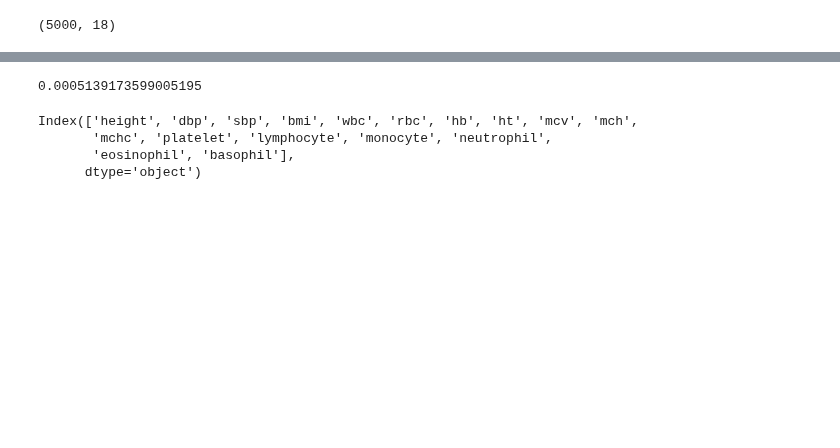
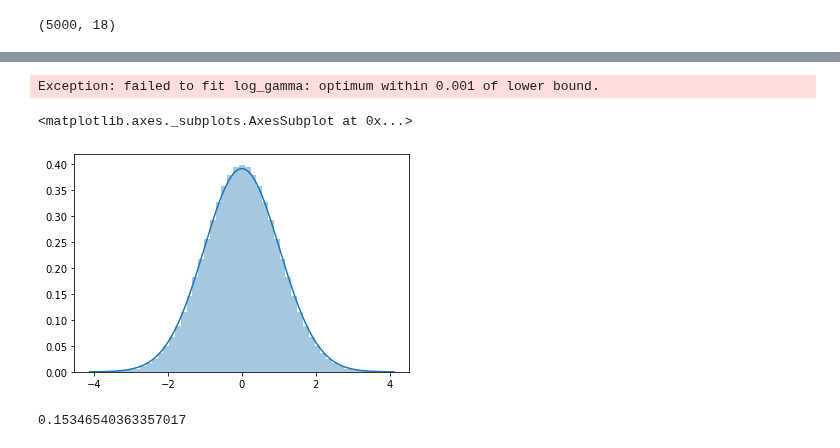
Before and after one commit to liangyy/ptrs-ukb, a Jupyter notebook: notebook/hail_reml.ipynb, the cells around one changed output, grey strips where cells are left out. Saved outputs shown, nothing was run; the diff lists cells and outputs as text; code cells hidden in the pictures; blank space fills up the shorter version.

```diff
--- a/notebook/hail_reml.ipynb
+++ b/notebook/hail_reml.ipynb
@@ -210,0 +252,4 @@ grm[0].fit()
+# %%
+model.fit()
+# %% [output]
+Exception: failed to fit log_gamma: optimum within 0.001 of lower bound.
@@ -210,0 +260,5 @@ grm[0].fit()
+# %%
+sns.distplot(np_pred_expr_reorder_cleanedup2[0,:])
+# %% [output]
+<matplotlib.axes._subplots.AxesSubplot at 0x...>
+[figure, added]
@@ -211,11 +273,4 @@ grm[0].fit()
 # %%
-grm[0].h_sq
+grm.h_sq
 # %% [output]
-0.0005139173599005195
+0.15346540363357017
-# %%
-df_trait.columns
-# %% [output]
-Index(['height', 'dbp', 'sbp', 'bmi', 'wbc', 'rbc', 'hb', 'ht', 'mcv', 'mch',
-       'mchc', 'platelet', 'lymphocyte', 'monocyte', 'neutrophil',
-       'eosinophil', 'basophil'],
-      dtype='object')
```
Also changed, not shown: parts of 33 cells of this notebook.
